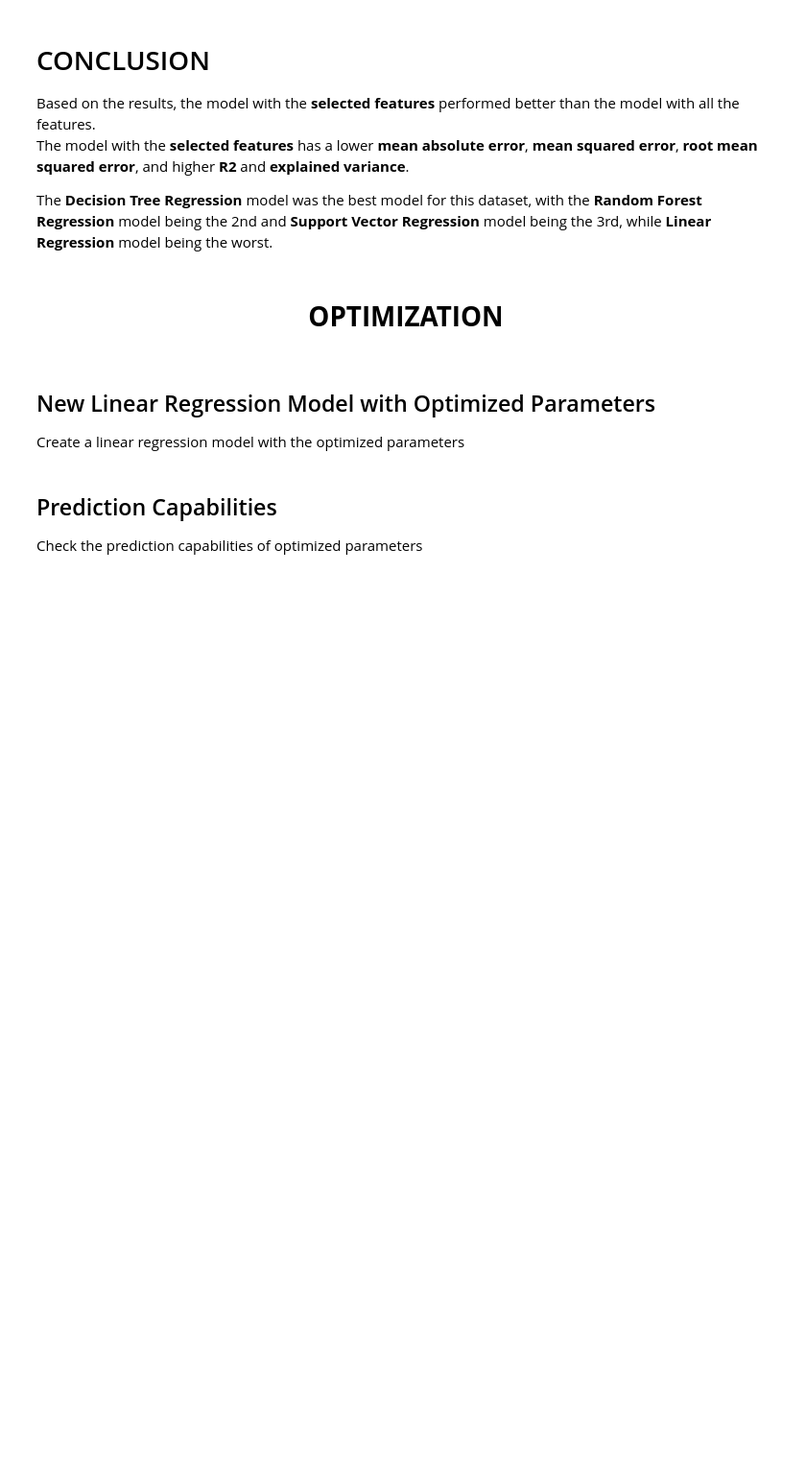
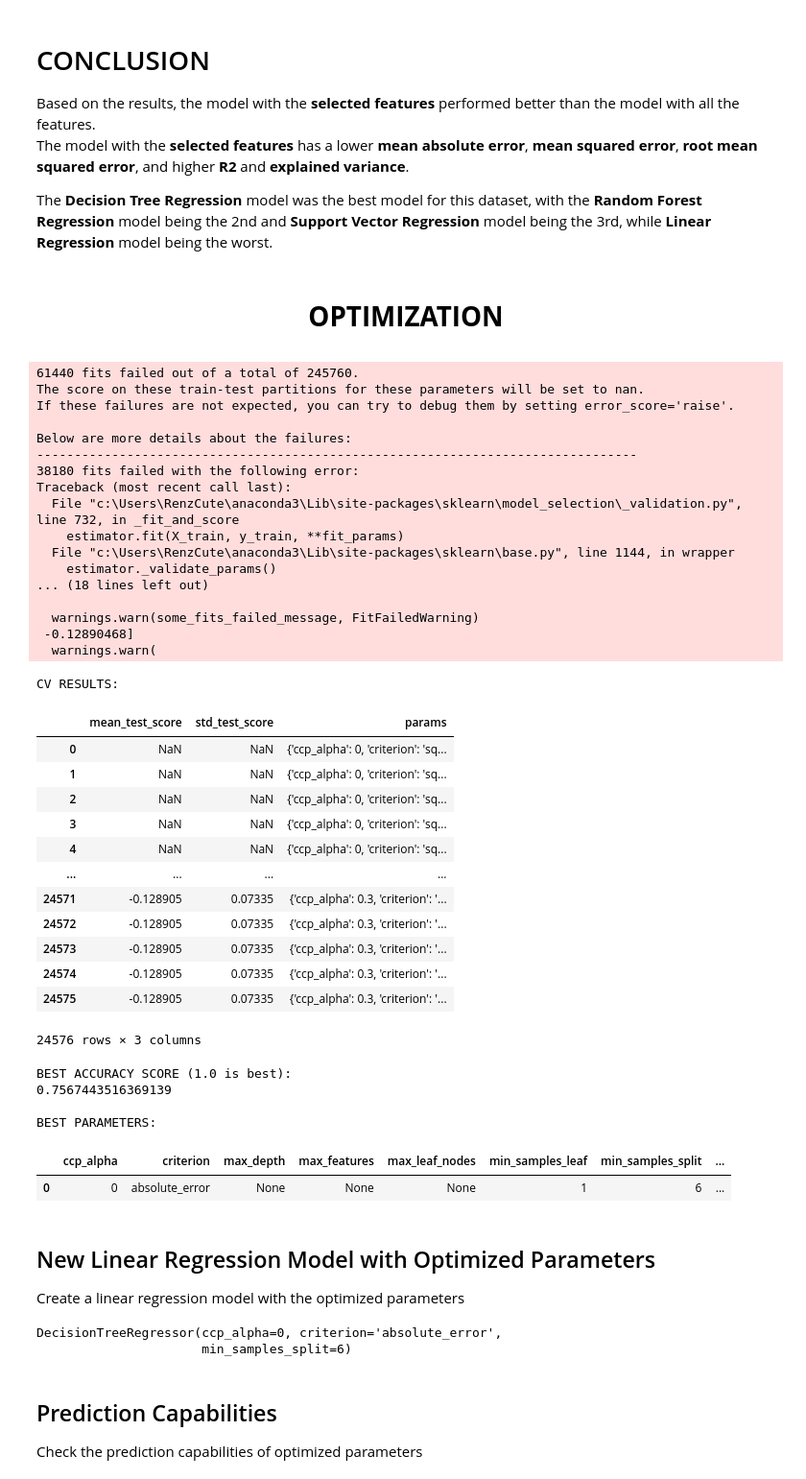
Before and after one commit to RenzVillegas24/JupyterML, a Jupyter notebook: 24.01.10_Activity_1/Group 11_Decision Tree Regression.ipynb, the cells around one changed output. Shown: that part at 96% size. Saved outputs shown, nothing was run; the diff lists cells and outputs as text; code cells hidden in the pictures; blank space fills up the shorter version.

```diff
--- a/24.01.10_Activity_1/Group 11_Decision Tree Regression.ipynb
+++ b/24.01.10_Activity_1/Group 11_Decision Tree Regression.ipynb
@@ -635,47 +635,88 @@ The **Decision Tree Regression** model was the best model for this dataset, with
 # %%
 from sklearn.model_selection import GridSearchCV
 
 # decision tree regressor parameters
+parameters = {
+    'criterion': ['squared_error', 'friedman_mse', 'absolute_error'],
+    'splitter': ['best', 'random'],
+    'max_depth': [None, 2, 4, 6],
+    'min_samples_split': [2, 4, 6, 8],
+    'min_samples_leaf': [1, 2, 3, 4],
+    'max_features': ['auto', 'sqrt', 'log2', None],
+    'max_leaf_nodes': [None, 2, 4, 6],
+    'ccp_alpha': [0, 0.1, 0.2, 0.3],
 
-parameters = {
-    'criterion': ['squared_error', 'friedman_mse', 'absolute_error', 'poisson'],
-    'splitter': ['best', 'random'],
-    'max_depth': [None, 2, 4, 6, 8, 10],
-    'min_samples_split': [2, 4, 6, 8, 10],
-    'min_samples_leaf': [1, 2, 3, 4, 5],
-    'min_weight_fraction_leaf': [0, 0.1, 0.2, 0.3, 0.4, 0.5],
-    'max_features': ['auto', 'sqrt', 'log2', None],
-    'max_leaf_nodes': [None, 2, 4, 6, 8, 10],
-    'min_impurity_decrease': [0, 0.1, 0.2, 0.3, 0.4, 0.5],
-    'ccp_alpha': [0, 0.1, 0.2, 0.3, 0.4, 0.5]
+    # 'min_weight_fraction_leaf': [0, 0.1, 0.2, 0.3],
+    # 'random_state': [None, 2, 4, 6],
+    # 'max_impurity_decrease': [0, 0.1, 0.2, 0.3],
 }
 
 # Create GridSearchCV object
 sel_grid_search = GridSearchCV(estimator=DecisionTreeRegressor(),
-                           param_grid=parameters,
-                           scoring='r2',  # Use R-squared as the scoring metric
-                           cv=10,  # You can adjust the number of folds in cross-validation
-                           n_jobs=-1)
+                               param_grid=parameters,
+                               scoring='r2',  # Use R-squared as the scoring metric
+                               cv=10,  # You can adjust the number of folds in cross-validation
+                               n_jobs=-1)
 
 # Fit the grid search to the data
 sel_grid_search = sel_grid_search.fit(X_sel, Y_sel)
 
 print(f"CV RESULTS:")
 display(pd.DataFrame(sel_grid_search.cv_results_)[['mean_test_score', 'std_test_score', 'params']])
 
-
 color = "\033[92m" if sel_grid_search.best_score_ > 0.5 else "\033[91m"
 print(f"BEST ACCURACY SCORE (1.0 is best): \n\033[1m{color}{sel_grid_search.best_score_}\033[0m\n")
 
 print(f"BEST PARAMETERS:")
 display(pd.DataFrame(sel_grid_search.best_params_, index=[0]))
+# %% [output]
+61440 fits failed out of a total of 245760.
+The score on these train-test partitions for these parameters will be set to nan.
+If these failures are not expected, you can try to debug them by setting error_score='raise'.
+
+Below are more details about the failures:
+--------------------------------------------------------------------------------
+38180 fits failed with the following error:
+Traceback (most recent call last):
+  File "c:\Users\RenzCute\anaconda3\Lib\site-packages\sklearn\model_selection\_validation.py", line 732, in _fit_and_score
+    estimator.fit(X_train, y_train, **fit_params)
+  File "c:\Users\RenzCute\anaconda3\Lib\site-packages\sklearn\base.py", line 1144, in wrapper
+    estimator._validate_params()
+... (18 lines left out)
+
+  warnings.warn(some_fits_failed_message, FitFailedWarning)
+ -0.12890468]
+  warnings.warn(
+CV RESULTS:
+|  | mean_test_score | std_test_score | params |
+| 0 | NaN | NaN | {'ccp_alpha': 0, 'criterion': 'sq... |
+| 1 | NaN | NaN | {'ccp_alpha': 0, 'criterion': 'sq... |
+| 2 | NaN | NaN | {'ccp_alpha': 0, 'criterion': 'sq... |
+| 3 | NaN | NaN | {'ccp_alpha': 0, 'criterion': 'sq... |
+| 4 | NaN | NaN | {'ccp_alpha': 0, 'criterion': 'sq... |
+| ... | ... | ... | ... |
+| 24571 | -0.128905 | 0.07335 | {'ccp_alpha': 0.3, 'criterion': '... |
+| 24572 | -0.128905 | 0.07335 | {'ccp_alpha': 0.3, 'criterion': '... |
+| 24573 | -0.128905 | 0.07335 | {'ccp_alpha': 0.3, 'criterion': '... |
+| 24574 | -0.128905 | 0.07335 | {'ccp_alpha': 0.3, 'criterion': '... |
+| 24575 | -0.128905 | 0.07335 | {'ccp_alpha': 0.3, 'criterion': '... |
+24576 rows × 3 columns
+BEST ACCURACY SCORE (1.0 is best):
+0.7567443516369139
+
+BEST PARAMETERS:
+|  | ccp_alpha | criterion | max_depth | max_features | max_leaf_nodes | min_samples_leaf | min_samples_split | ... |
+| 0 | 0 | absolute_error | None | None | None | 1 | 6 | ... |
 # %% [markdown]
 <h2>New Linear Regression Model with Optimized Parameters</h2>
 Create a linear regression model with the optimized parameters
 # %%
 #use the values from sel_grid_search.best_score_
-sel_lasso_regression_optimized = Lasso(**sel_grid_search.best_params_)
+sel_lasso_regression_optimized = DecisionTreeRegressor(**sel_grid_search.best_params_)
 sel_lasso_regression_optimized.fit(X_sel_train, Y_sel_train)
+# %% [output]
+DecisionTreeRegressor(ccp_alpha=0, criterion='absolute_error',
+                      min_samples_split=6)
 # %% [markdown]
 <h2>Prediction Capabilities</h2>
 Check the prediction capabilities of optimized parameters
```
Also changed, not shown: parts of 35 cells of this notebook, 2 other files.
